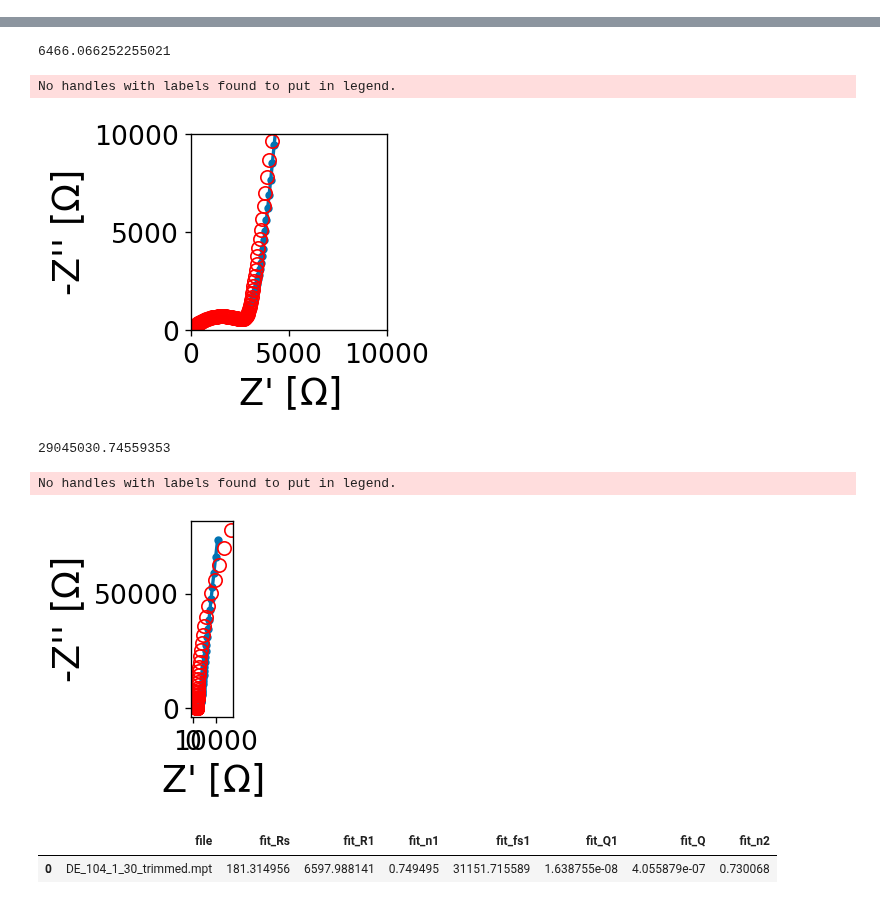
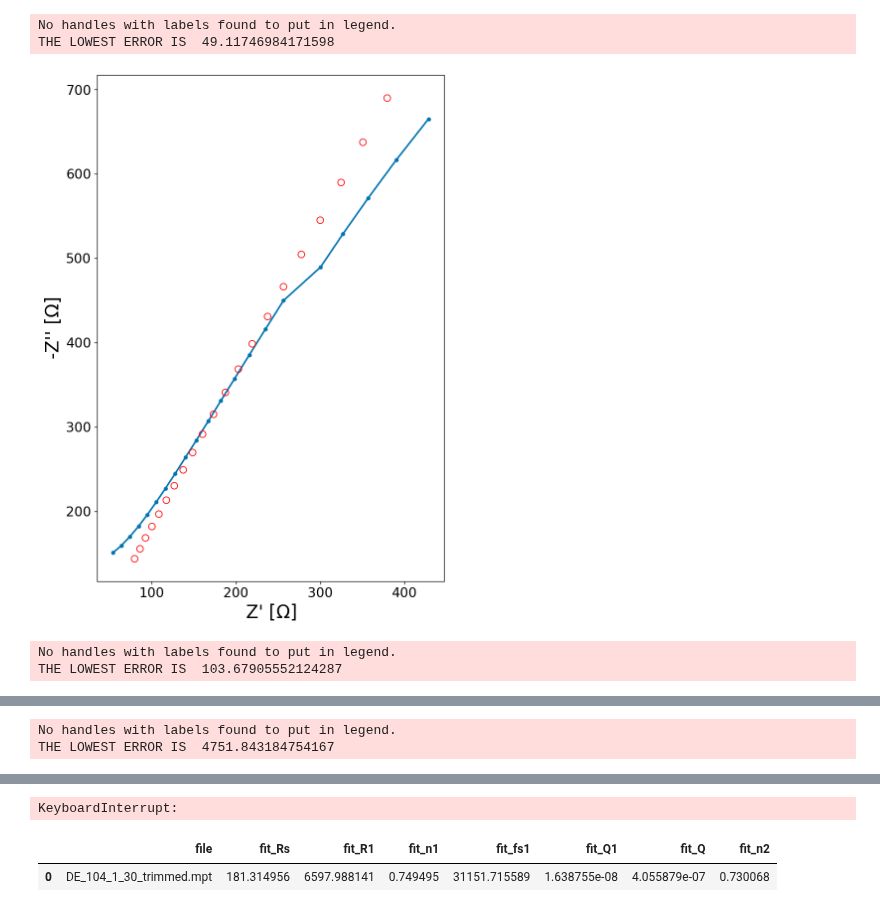
Before and after one commit to WildcatDiscovery/EIS_Manager, a Jupyter notebook: utils/test.ipynb, the cells around one changed output, grey strips where cells are left out. Cells and saved outputs as stored; diff of their text form; code cells hidden in the pictures.

```diff
--- a/utils/test.ipynb
+++ b/utils/test.ipynb
@@ -4,3 +7,0 @@ from lmfit import minimize, Minimizer, Parameters, Parameter, report_fit
-# %%
-mpt = mpt_data(path = r'P:\Chemistry\Data\VMP3\Kyler\DOE\DE_140\30C\\', data = ['DE_140_1_30.mpt'])
-len(mpt.df[0])
@@ -20,0 +8,43 @@ mpt.df[0].head()
+# %%
+for i in path_listing(path = r'C:\Users\cjang.WILDCAT\Desktop\EIS_Manager\data\\')[25:28]:
+    mpt = mpt_data(path = r'C:\Users\cjang.WILDCAT\Desktop\EIS_Manager\data\\', data = [i])
+    init_guesses = []
+    param_list = []
+    for i in range(100):
+        self = mpt
+        Rs_guess = min(self.df[0]['re'])
+        R1_guess = max(self.df[0]['re'])//4
+        n1_guess = random.uniform(0, 1)
+        q1_guess = random.uniform(0, .1)
+        R2_guess = 2*max(self.df[0]['re'])//4
+        n2_guess = random.uniform(0, 1)
+        q2_guess = random.uniform(0, .1)
+        Q3_guess = random.uniform(0, .1)
+        n3_guess = random.uniform(0, 1)
+        params = Parameters()
+        params.add('Rs', value=Rs_guess, min=Rs_guess*.001, max=Rs_guess*100)
+        params.add('R1', value=R1_guess, min=R1_guess*.001, max=R1_guess*100)
+        params.add('n1', value=n1_guess, min=0, max=1)
+        #params.add('fs1', value=fs1_guess, min=10**-2, max=10**10)
+        params.add('Q1', value=q1_guess, min=0, max=.2)
+        params.add('R2', value=R2_guess, min=R2_guess*.001, max=R2_guess*100)
+        params.add('n2', value=n2_guess, min=.01, max=1)
+        #params.add('fs2', value=fs2_guess, min=fs2_guess**.1, max=10**10)
+        params.add('Q2', value=q2_guess, min=0, max=.4)
+        params.add('Q', value=Q3_guess, min=0, max=.5)
+        params.add('n', value=n3_guess, min=.01, max=1)
+        param_list.append(params)
+        self.mpt_fit(params, circuit = 'R-RQ-RQ-Q', maxfev = 1000)
+        init_guesses.append(mpt.low_error)
+    params = param_list[init_guesses.index(min(init_guesses))]
+    self.mpt_fit(params, circuit = 'R-RQ-RQ-Q',maxfev = 500000000)
+    print("THE LOWEST ERROR IS ", mpt.low_error)
+    mpt.width = 500
+    mpt.height = 25
+    mpt.mpt_plot(fitting = 'on')
+# %% [output]
+No handles with labels found to put in legend.
+THE LOWEST ERROR IS  49.11746984171598
+[figure, added]
+No handles with labels found to put in legend.
+THE LOWEST ERROR IS  103.67905552124287
@@ -20,0 +52,2 @@ mpt.df[0].head()
+No handles with labels found to put in legend.
+THE LOWEST ERROR IS  4751.843184754167
@@ -21 +55,2 @@ mpt.df[0].head()
+KeyboardInterrupt:
 # %%
@@ -53,21 +101,3 @@ self.mpt_fit(params, circuit = 'R-RQ-RQ-Q', maxfev = 10000000)
-# %%
-mpt.low_error
-# %% [output]
-6466.066252255021
-# %%
-mpt.mpt_plot(fitting = 'on', x_window = [0,10000], y_window = [0,10000])
-# %% [output]
-No handles with labels found to put in legend.
-[figure, removed]
-# %%
-mpt.low_error
-# %% [output]
-29045030.74559353
-# %%
-mpt.mpt_plot(fitting = 'on')
-# %% [output]
-No handles with labels found to put in legend.
-[figure, removed]
 # %%
 mpt.guesser(circuit = 'R-RQ-Q')
 # %% [output]
```
Also changed, not shown: parts of 8 cells of this notebook, 1 other file.
